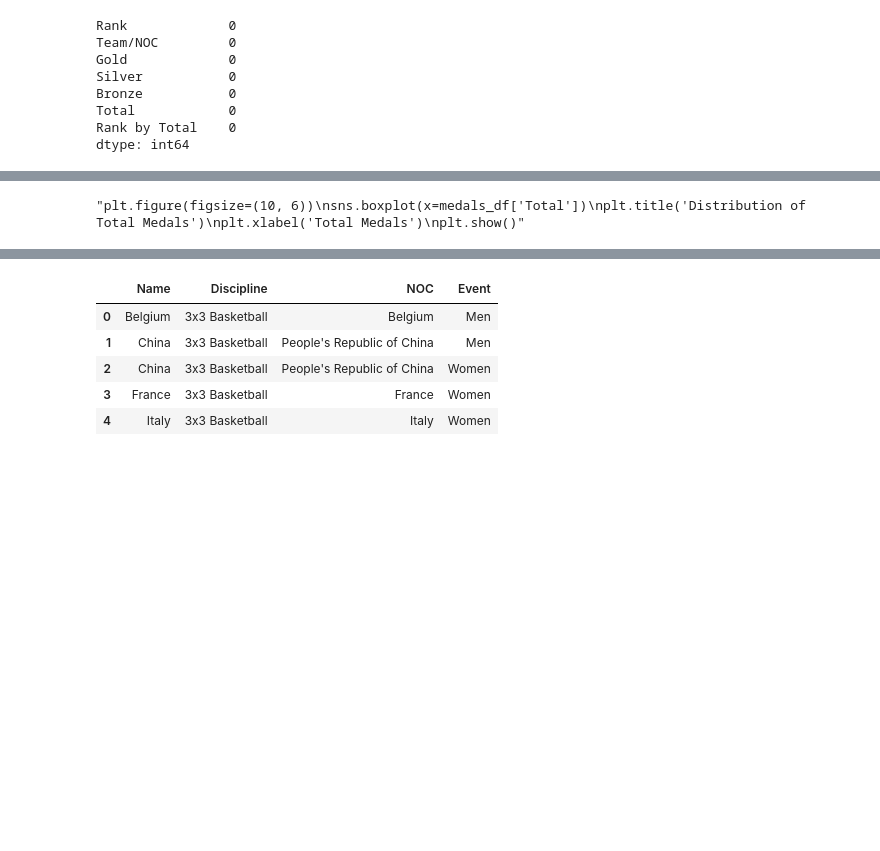
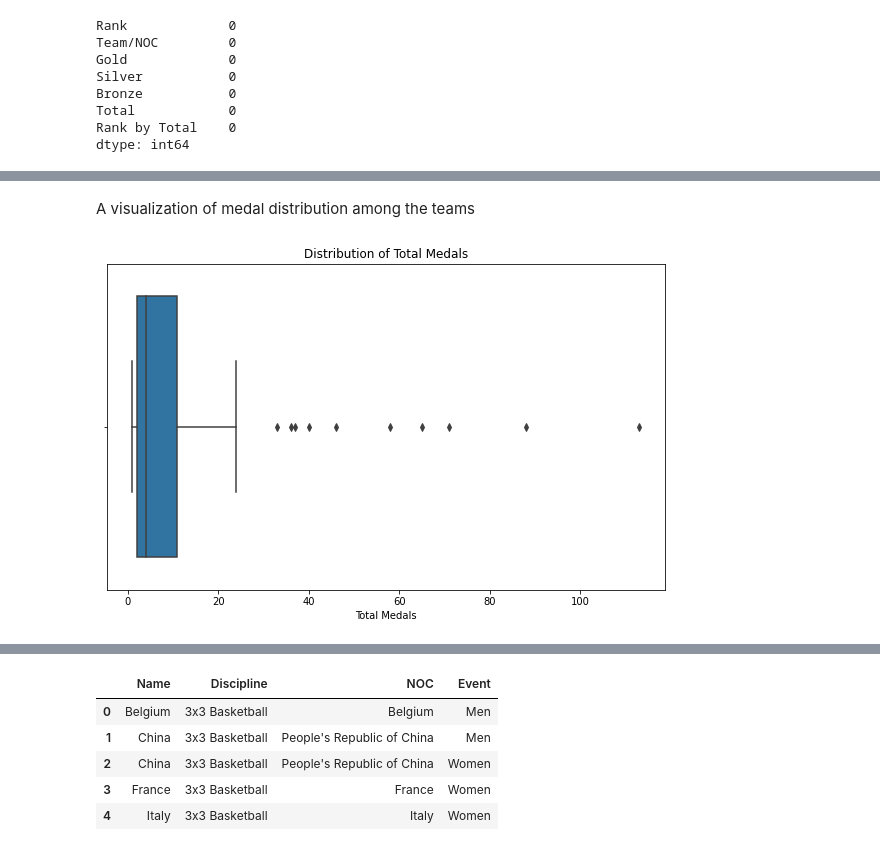
Before and after one commit to Bkoome/Data-Analysis, a Jupyter notebook: Tokyo_Olmpics.ipynb, the cells around one changed output, grey strips where cells are left out. Drawn from its saved outputs; the diff is of its cells as text; code cells hidden in the pictures; blank space fills up the shorter version.

```diff
--- a/Tokyo_Olmpics.ipynb
+++ b/Tokyo_Olmpics.ipynb
@@ -378,8 +494,10 @@ TypeError: 'str' object is not callable
+# %% [markdown]
+A visualization of medal distribution among the teams
 # %%
-"""plt.figure(figsize=(10, 6))
+plt.figure(figsize=(10, 6))
 sns.boxplot(x=medals_df['Total'])
 plt.title('Distribution of Total Medals')
 plt.xlabel('Total Medals')
-plt.show()"""
+plt.show()
 # %% [output]
-"plt.figure(figsize=(10, 6))\nsns.boxplot(x=medals_df['Total'])\nplt.title('Distribution of Total Medals')\nplt.xlabel('Total Medals')\nplt.show()"
+[figure, added]
```
Also changed, not shown: parts of 73 cells of this notebook, 3 other files.
